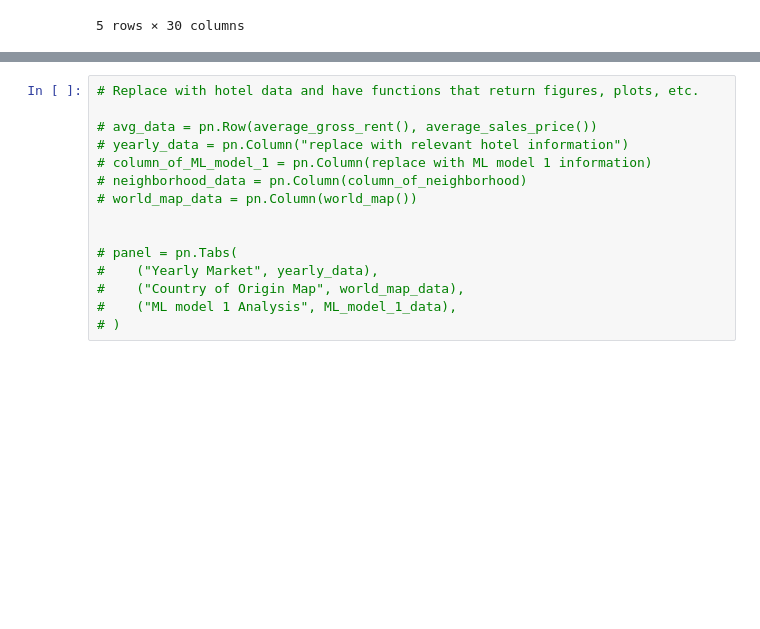
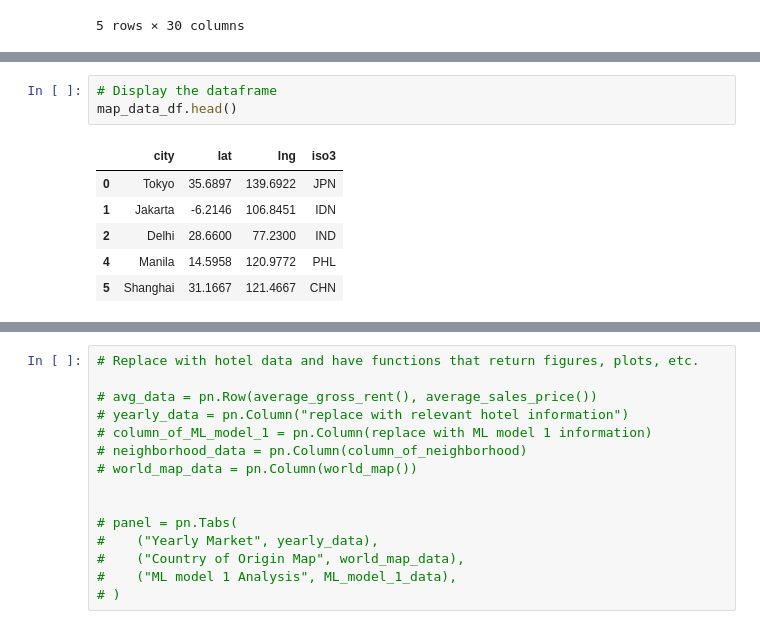
Before and after one commit to nordbynick/UWFinTech_Project3, a Jupyter notebook: Visualizations/Dashboard.ipynb, the cells around one changed output, grey strips where cells are left out. Saved outputs shown, nothing was run; the diff lists cells and outputs as text; blank space fills up the shorter version.

```diff
--- a/Visualizations/Dashboard.ipynb
+++ b/Visualizations/Dashboard.ipynb
@@ -99 +174,11 @@ world_data.head()
+# %%
+# Display the dataframe
+map_data_df.head()
+# %% [output]
+|  | city | lat | lng | iso3 |
+| 0 | Tokyo | 35.6897 | 139.6922 | JPN |
+| 1 | Jakarta | -6.2146 | 106.8451 | IDN |
+| 2 | Delhi | 28.6600 | 77.2300 | IND |
+| 4 | Manila | 14.5958 | 120.9772 | PHL |
+| 5 | Shanghai | 31.1667 | 121.4667 | CHN |
 # %%
```
Also changed, not shown: parts of 22 cells of this notebook.
